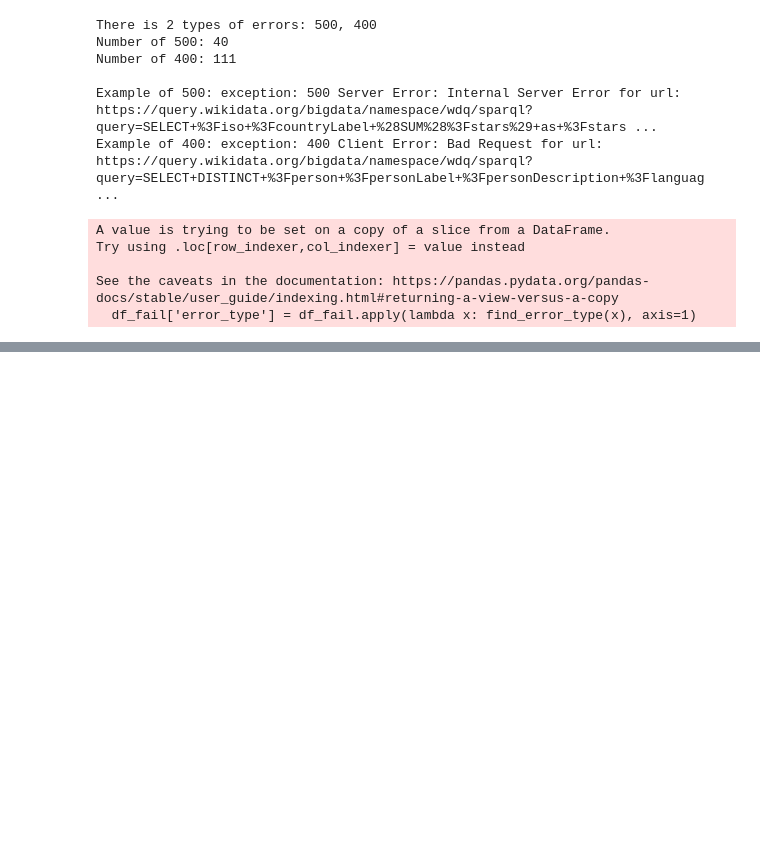
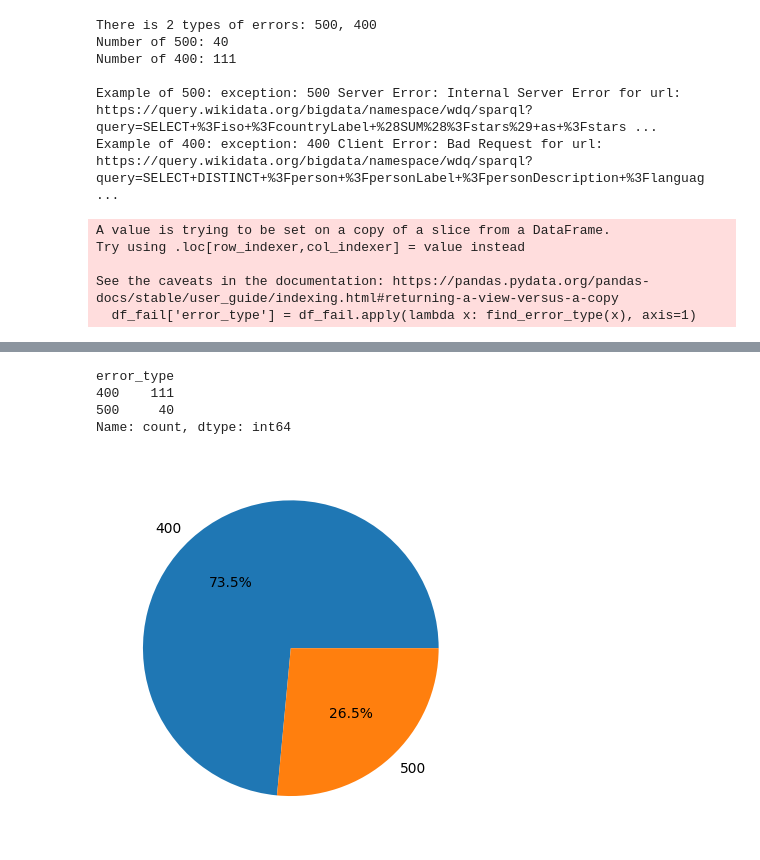
Before and after one commit to Gratic/Finetuning-LLM-for-SPARQL-generation, a Jupyter notebook: scripts/Analyse_execution_queries.ipynb, the cells around one changed output, grey strips where cells are left out. Drawn from its saved outputs; the diff is of its cells as text; code cells hidden in the pictures; blank space fills up the shorter version.

```diff
--- a/scripts/Analyse_execution_queries.ipynb
+++ b/scripts/Analyse_execution_queries.ipynb
@@ -251,3 +210,20 @@ def send_and_classify_400_errors(query: str):
+# %%
+import matplotlib.pyplot as plt
+
+value_counts = df_fail['error_type'].value_counts()
+print(value_counts)
+
+labels = list(df_fail['error_type'].value_counts().index)
+sizes = list(value_counts)
+
+fig, ax = plt.subplots()
+ax = ax.pie(sizes, labels=labels, autopct='%1.1f%%')
+# %% [output]
+error_type
+400    111
+500     40
+Name: count, dtype: int64
+[figure, added]
 # %%
 df_error400 = df_fail.loc[df_fail['error_type'] == '400'].copy()
 df_error400['error_classified'] = df_error400.apply(lambda x: send_and_classify_400_errors(x['executed_query']), axis=1)
```
Also changed, not shown: parts of 15 cells of this notebook.
